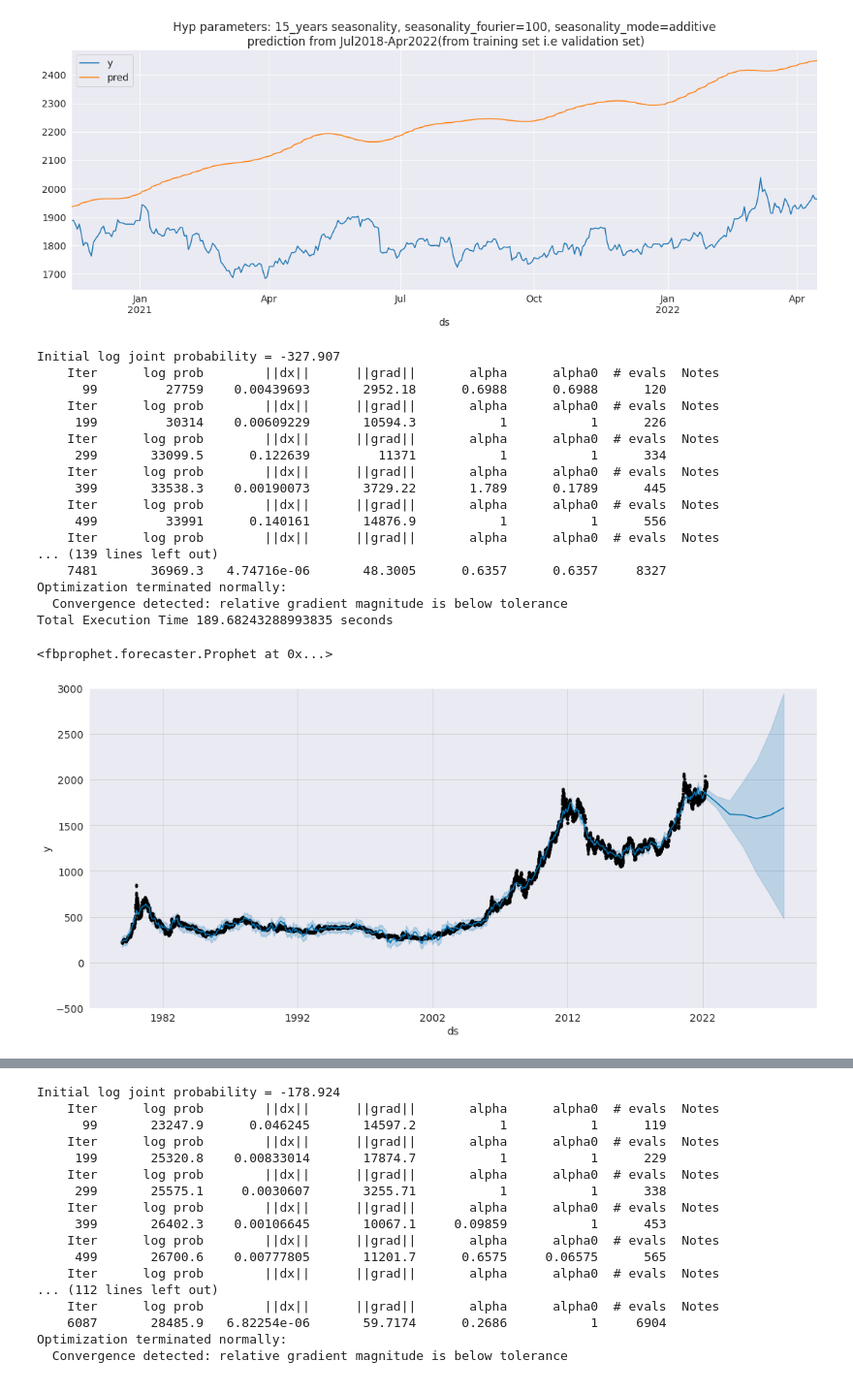
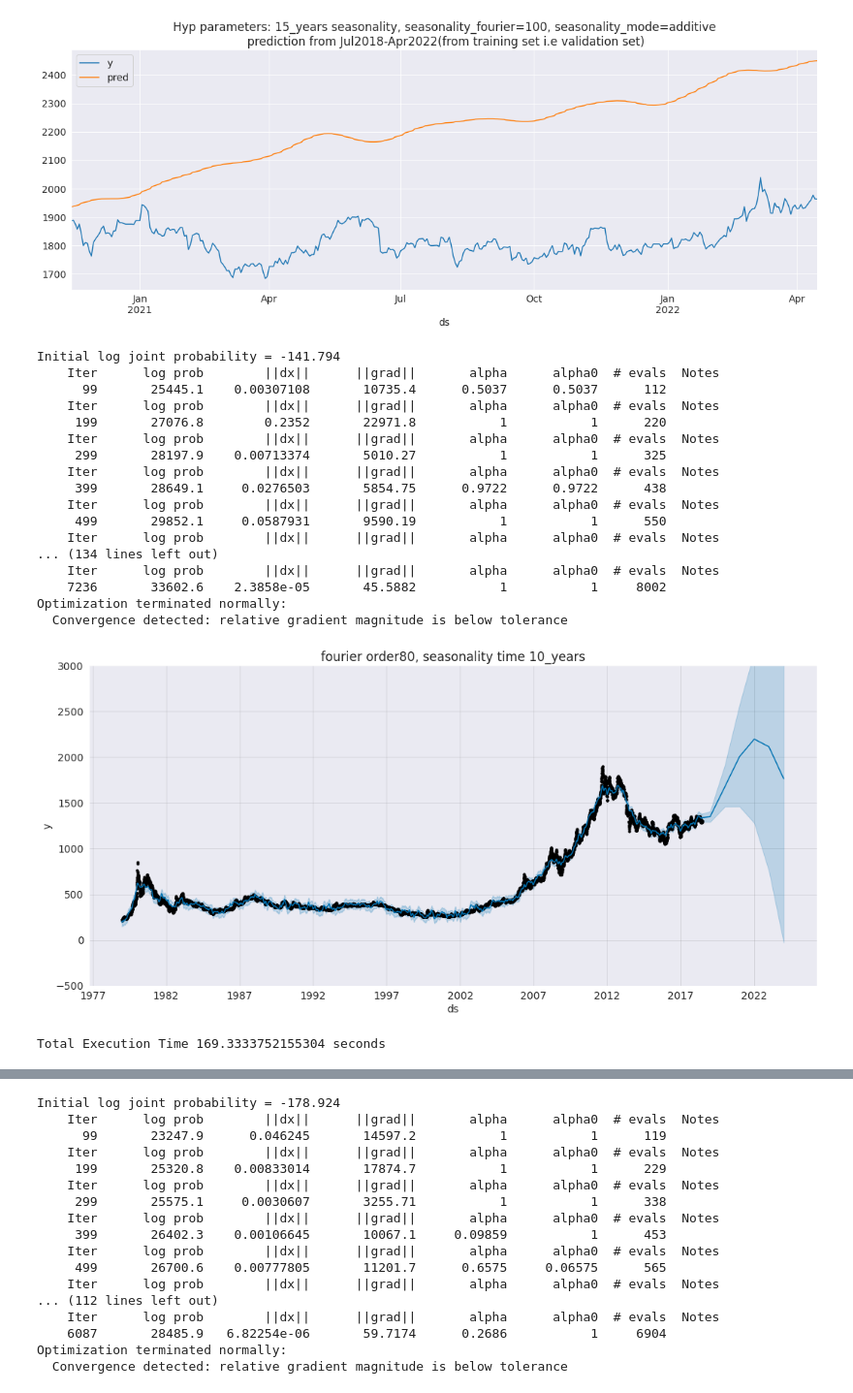
Before and after one commit to ahmadmustafaanis/Gold-Price-Prediction-API, a Jupyter notebook: src/SeasonalityTestingFBProphet.ipynb, the cells around one changed output, grey strips where cells are left out. Shown at 97% size. Drawn from its saved outputs; the diff is of its cells as text; code cells hidden in the pictures.

```diff
--- a/src/SeasonalityTestingFBProphet.ipynb
+++ b/src/SeasonalityTestingFBProphet.ipynb
@@ -126,24 +125,27 @@ plt.title("Hyp parameters: 15_years seasonality, seasonality_fourier=100, season
 [figure]
 # %%
 # 10 years seasonlaity, no other seasonlaity, additive, less fourier
-fb_prophet_function(data=df, future_years=6, seasonality_name='10_years', seasonality_val=365*10, seasonality_fourier=80,seasonality_mode='additive')
+training_set = df[:-1000]
+validation_set = df[-1000:]
+
+ten_years_model = fb_prophet_function(data=training_set, future_years=6, seasonality_name='10_years', seasonality_val=365*10, seasonality_fourier=80,seasonality_mode='additive')
 # %% [output]
-Initial log joint probability = -327.907
+Initial log joint probability = -141.794
     Iter      log prob        ||dx||      ||grad||       alpha      alpha0  # evals  Notes
-      99         27759    0.00439693       2952.18      0.6988      0.6988      120
+      99       25445.1    0.00307108       10735.4      0.5037      0.5037      112
     Iter      log prob        ||dx||      ||grad||       alpha      alpha0  # evals  Notes
-     199         30314    0.00609229       10594.3           1           1      226
+     199       27076.8        0.2352       22971.8           1           1      220
     Iter      log prob        ||dx||      ||grad||       alpha      alpha0  # evals  Notes
-     299       33099.5      0.122639         11371           1           1      334
+     299       28197.9    0.00713374       5010.27           1           1      325
     Iter      log prob        ||dx||      ||grad||       alpha      alpha0  # evals  Notes
-     399       33538.3    0.00190073       3729.22       1.789      0.1789      445
+     399       28649.1     0.0276503       5854.75      0.9722      0.9722      438
     Iter      log prob        ||dx||      ||grad||       alpha      alpha0  # evals  Notes
-     499         33991      0.140161       14876.9           1           1      556
+     499       29852.1     0.0587931       9590.19           1           1      550
     Iter      log prob        ||dx||      ||grad||       alpha      alpha0  # evals  Notes
-... (139 lines left out)
-    7481       36969.3   4.74716e-06       48.3005      0.6357      0.6357     8327
+... (134 lines left out)
+    Iter      log prob        ||dx||      ||grad||       alpha      alpha0  # evals  Notes
+    7236       33602.6    2.3858e-05       45.5882           1           1     8002
 Optimization terminated normally:
   Convergence detected: relative gradient magnitude is below tolerance
-Total Execution Time 189.68243288993835 seconds
+[figure, new version]
-<fbprophet.forecaster.Prophet at 0x...>
+Total Execution Time 169.3333752155304 seconds
-[figure, old version]
```
Also changed, not shown: parts of 3 cells of this notebook, 2 other files.
